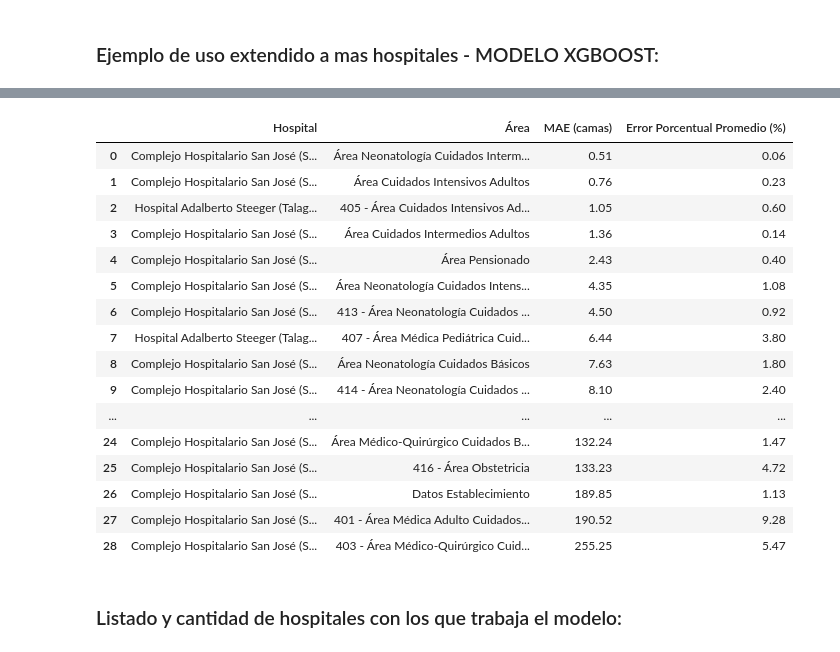
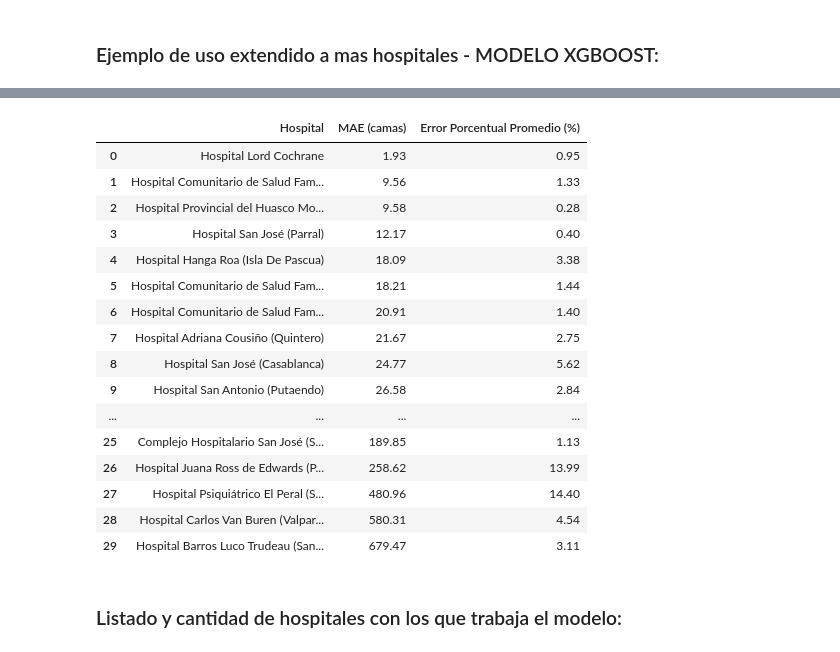
Before and after one commit to camv98/SENDA_Chile, a Jupyter notebook: XGBRegressor-Hospitales.ipynb, the cells around one changed output, grey strips where cells are left out. Cells and saved outputs as stored; diff of their text form; code cells hidden in the pictures.

```diff
--- a/XGBRegressor-Hospitales.ipynb
+++ b/XGBRegressor-Hospitales.ipynb
@@ -281,6 +278,10 @@ dataframe.head()
 ### Preparación de datos pre modelación:
 # %%
 def preparar_dataset_climatico_avanzado(df):
+    # Filtrar para trabajar únicamente con el área "Datos Establecimiento"
+    if 'Area' in df.columns:
+        df = df[df['Area'] == "Datos Establecimiento"].copy()
+
     # Pivotear la tabla para tener una fila por fecha y cada glosa como columna
     df_pivot = df.pivot(index='Fecha', columns='Glosa', values='Valor').reset_index()
 
@@ -350,9 +351,10 @@ Si el hospital tiene datos desde 2014 hasta 2025, son 12 años × 12 meses = 144
 
 El 20% de 134 son aprox 27 meses -> estamos prediciendo los últimos 27 meses, desde fines de 2022 hasta marzo de 2025 (en nuestro caso actual).
 # %%
-def pipeline_final_mae_reducido(hospital, area):
-    print(f"🔍 Extrayendo datos para: {hospital} | {area}")
-    df_base = extraer_info_hospital_area_todo_el_año(hospital, area)
+def pipeline_final_mae_reducido(hospital):
+    print(f"🔍 Extrayendo datos para: {hospital} | Datos Establecimiento")
+    # Llamamos a la función de extracción sin el parámetro area, ya que ahora se filtra internamente
+    df_base = extraer_info_hospital_area_todo_el_año(hospital)
 
     if df_base.empty:
         print("❌ No se encontraron datos para el hospital o área especificada.")
@@ -414,8 +416,8 @@ def pipeline_final_mae_reducido(hospital, area):
     # Resultado detallado con valores reales y predichos
     resultados = pd.DataFrame({
         'Fecha': df_modelo['Fecha'].iloc[-len(y_test):].values,
-        'Real': y_test.values,                  # 🔹 Valores reales observados
-        'Predicho': y_pred,                     # 🔹 Valores predichos por el modelo
+        'Real': y_test.values,                  # Valores reales observados
+        'Predicho': y_pred,                     # Valores predichos por el modelo
         'Error Absoluto': np.abs(y_test.values - y_pred),
         'Error Porcentual (%)': np.abs((y_test.values - y_pred) / y_test.values) * 100
     })
@@ -465,51 +464,50 @@ Fitting 3 folds for each of 8 candidates, totalling 24 fits
 # %% [markdown]
 ### Ejemplo de uso extendido a mas hospitales - MODELO XGBOOST:
 # %%
-# 1. Función para extraer todos los pares únicos (hospital, área)
-def extraer_hospitales_y_areas_validos(filtrado_limpio):
-    pares_hospital_area = set()
+# 1. Función para extraer todos los hospitales válidos (filtrando aquellos registros con área "Datos Establecimiento")
+def extraer_hospitales_validos(filtrado_limpio):
+    hospitales = set()
     for df in filtrado_limpio.values():
         if "Nombre Establecimiento" in df.columns and "Area" in df.columns:
-            pares = df[["Nombre Establecimiento", "Area"]].dropna().drop_duplicates()
-            for _, row in pares.iterrows():
-                pares_hospital_area.add((row["Nombre Establecimiento"], row["Area"]))
-    return sorted(list(pares_hospital_area))
+            # Filtrar únicamente registros en los que el área es "Datos Establecimiento"
+            validos = df[df["Area"] == "Datos Establecimiento"][["Nombre Establecimiento"]].dropna().drop_duplicates()
+            for _, row in validos.iterrows():
+                hospitales.add(row["Nombre Establecimiento"])
+    return sorted(list(hospitales))
 
-# 2. Obtener los pares válidos y limitar a los primeros 30
-hospitales_areas_validos = extraer_hospitales_y_areas_validos(filtrado_limpio)
-pares_a_evaluar = hospitales_areas_validos[:30]
+# 2. Obtener la lista de hospitales válidos y limitar a los primeros 30
+hospitales_validos = extraer_hospitales_validos(filtrado_limpio)
+hospitales_a_evaluar = hospitales_validos[:30]
 
-# 3. Evaluar modelo para cada hospital
+# 3. Evaluar modelo para cada hospital (utilizando pipeline_final_mae_reducido, que internamente trabaja con "Datos Establecimiento")
 resultados_todos = {}
 
-for hospital, area in pares_a_evaluar:
+for hospital in hospitales_a_evaluar:
     try:
         print("\n==========================")
-        print(f"🏥 Evaluando: {hospital} | Área: {area}")
+        print(f"🏥 Evaluando: {hospital}")
         print("==========================")
-        resultados = pipeline_final_mae_reducido(hospital, area)
+        resultados = pipeline_final_mae_reducido(hospital)
         if resultados is not None:
-            resultados_todos[f"{hospital} | {area}"] = resultados
+            resultados_todos[hospital] = resultados
     except Exception as e:
-        print(f"❌ Error en {hospital} con área {area}: {e}")
+        print(f"❌ Error en {hospital}: {e}")
         continue
 
-# 4. Crear tabla resumen
+# 4. Crear tabla resumen con las métricas MAE y Error Porcentual Promedio
 tabla_resumen = []
 
-for nombre_completo, resultados in resultados_todos.items():
+for hospital, resultados in resultados_todos.items():
     if "Error Absoluto" in resultados.columns and "Error Porcentual (%)" in resultados.columns:
-        hospital, area = nombre_completo.split(" | ", 1)
         mae = resultados["Error Absoluto"].mean()
         error_pct = resultados["Error Porcentual (%)"].mean()
         tabla_resumen.append({
             "Hospital": hospital,
-            "Área": area,
             "MAE (camas)": round(mae, 2),
             "Error Porcentual Promedio (%)": round(error_pct, 2)
         })
 
-# 5. Mostrar tabla ordenada
+# 5. Mostrar tabla resumen ordenada por MAE
 df_tabla_resumen = pd.DataFrame(tabla_resumen).sort_values("MAE (camas)").reset_index(drop=True)
 display(df_tabla_resumen)
 # %% [output]
@@ -533,20 +531,20 @@ display(df_tabla_resumen)
-|  | Hospital | Área | MAE (camas) | Error Porcentual Promedio (%) |
-| 0 | Complejo Hospitalario San José (S... | Área Neonatología Cuidados Interm... | 0.51 | 0.06 |
-| 1 | Complejo Hospitalario San José (S... | Área Cuidados Intensivos Adultos | 0.76 | 0.23 |
-| 2 | Hospital Adalberto Steeger (Talag... | 405 - Área Cuidados Intensivos Ad... | 1.05 | 0.60 |
-| 3 | Complejo Hospitalario San José (S... | Área Cuidados Intermedios Adultos | 1.36 | 0.14 |
-| 4 | Complejo Hospitalario San José (S... | Área Pensionado | 2.43 | 0.40 |
-| 5 | Complejo Hospitalario San José (S... | Área Neonatología Cuidados Intens... | 4.35 | 1.08 |
-| 6 | Complejo Hospitalario San José (S... | 413 - Área Neonatología Cuidados ... | 4.50 | 0.92 |
-| 7 | Hospital Adalberto Steeger (Talag... | 407 - Área Médica Pediátrica Cuid... | 6.44 | 3.80 |
-| 8 | Complejo Hospitalario San José (S... | Área Neonatología Cuidados Básicos | 7.63 | 1.80 |
-| 9 | Complejo Hospitalario San José (S... | 414 - Área Neonatología Cuidados ... | 8.10 | 2.40 |
-| ... | ... | ... | ... | ... |
-| 24 | Complejo Hospitalario San José (S... | Área Médico-Quirúrgico Cuidados B... | 132.24 | 1.47 |
-| 25 | Complejo Hospitalario San José (S... | 416 - Área Obstetricia | 133.23 | 4.72 |
-| 26 | Complejo Hospitalario San José (S... | Datos Establecimiento | 189.85 | 1.13 |
-| 27 | Complejo Hospitalario San José (S... | 401 - Área Médica Adulto Cuidados... | 190.52 | 9.28 |
-| 28 | Complejo Hospitalario San José (S... | 403 - Área Médico-Quirúrgico Cuid... | 255.25 | 5.47 |
+|  | Hospital | MAE (camas) | Error Porcentual Promedio (%) |
+| 0 | Hospital Lord Cochrane | 1.93 | 0.95 |
+| 1 | Hospital Comunitario de Salud Fam... | 9.56 | 1.33 |
+| 2 | Hospital Provincial del Huasco Mo... | 9.58 | 0.28 |
+| 3 | Hospital San José (Parral) | 12.17 | 0.40 |
+| 4 | Hospital Hanga Roa (Isla De Pascua) | 18.09 | 3.38 |
+| 5 | Hospital Comunitario de Salud Fam... | 18.21 | 1.44 |
+| 6 | Hospital Comunitario de Salud Fam... | 20.91 | 1.40 |
+| 7 | Hospital Adriana Cousiño (Quintero) | 21.67 | 2.75 |
+| 8 | Hospital San José (Casablanca) | 24.77 | 5.62 |
+| 9 | Hospital San Antonio (Putaendo) | 26.58 | 2.84 |
+| ... | ... | ... | ... |
+| 25 | Complejo Hospitalario San José (S... | 189.85 | 1.13 |
+| 26 | Hospital Juana Ross de Edwards (P... | 258.62 | 13.99 |
+| 27 | Hospital Psiquiátrico El Peral (S... | 480.96 | 14.40 |
+| 28 | Hospital Carlos Van Buren (Valpar... | 580.31 | 4.54 |
+| 29 | Hospital Barros Luco Trudeau (San... | 679.47 | 3.11 |
 # %% [markdown]
 ### Listado y cantidad de hospitales con los que trabaja el modelo:
 # %%
```
Also changed, not shown: parts of 13 cells of this notebook.
